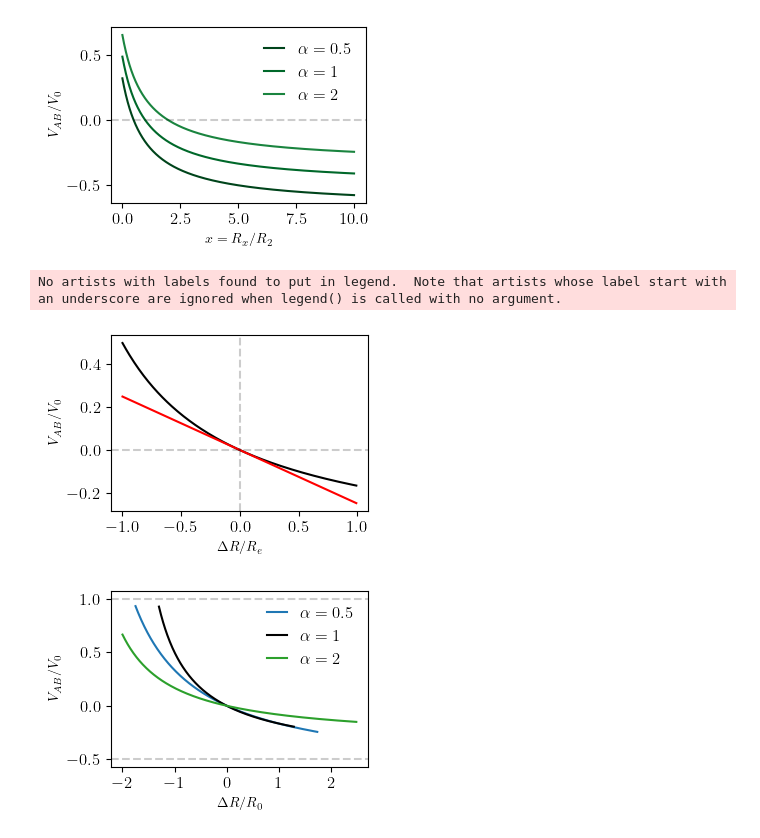
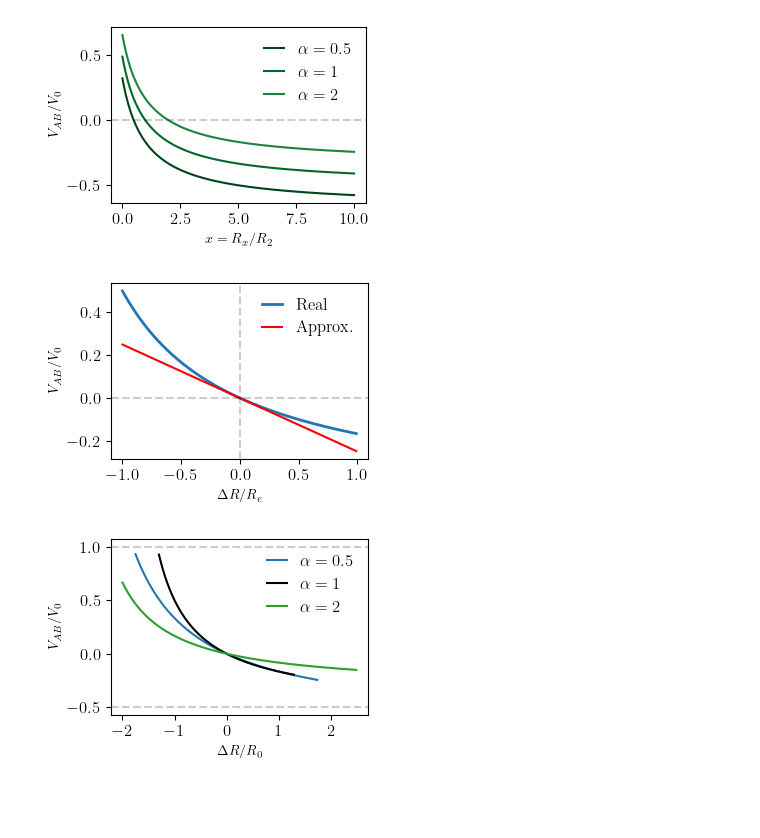
Before and after one commit to chacoma/LABO3_DF_UBA, a Jupyter notebook: Apuntes/images/graficos.ipynb, the cells around one changed output. Saved outputs shown, nothing was run; the diff lists cells and outputs as text; code cells hidden in the pictures; blank space fills up the shorter version.

```diff
--- a/Apuntes/images/graficos.ipynb
+++ b/Apuntes/images/graficos.ipynb
@@ -177,28 +177,27 @@ plot.show("Vab_puenteW.png")
 # %%
 
 
 plot = pl.Plotter(H=2.5,W=3.5)
 
 x1= np.arange(-1.,1., 0.01)
 f1 = lambda u : 1/2 - (1+u)/(2+u)
-plot.ax.plot(x1,f1(x1), c="black", label="Real")
+plot.ax.plot(x1,f1(x1), c="C0", linewidth=2, label="Real")
 
 
 x2= np.arange(-1.,1., 0.01)
 f2 = lambda u : -(1/4)*u
 plot.ax.plot(x2,f2(x1), c="red", label="Approx.")
 
 
 plot.ax.axhline( 0, linestyle='--',c='black', alpha=0.2 )
 plot.ax.axvline( 0, linestyle='--',c='black', alpha=0.2 )
 
 plot.ax.set_ylabel( "$V_{AB}/V_0$" )
 plot.ax.set_xlabel( "$\Delta R/R_e$" )
 
-plot.show("")
+plot.show("puenteW.jpg")
 # %% [output]
-No artists with labels found to put in legend.  Note that artists whose label start with an underscore are ignored when legend() is called with no argument.
-[figure, old version]
+[figure, new version]
 # %%
 x= np.arange(-1.75,1.3, 0.01)
 f1 = lambda u : 1/2 - (1+u)/(2+u)       #a=1
```
Also changed, not shown: 8 other files.
